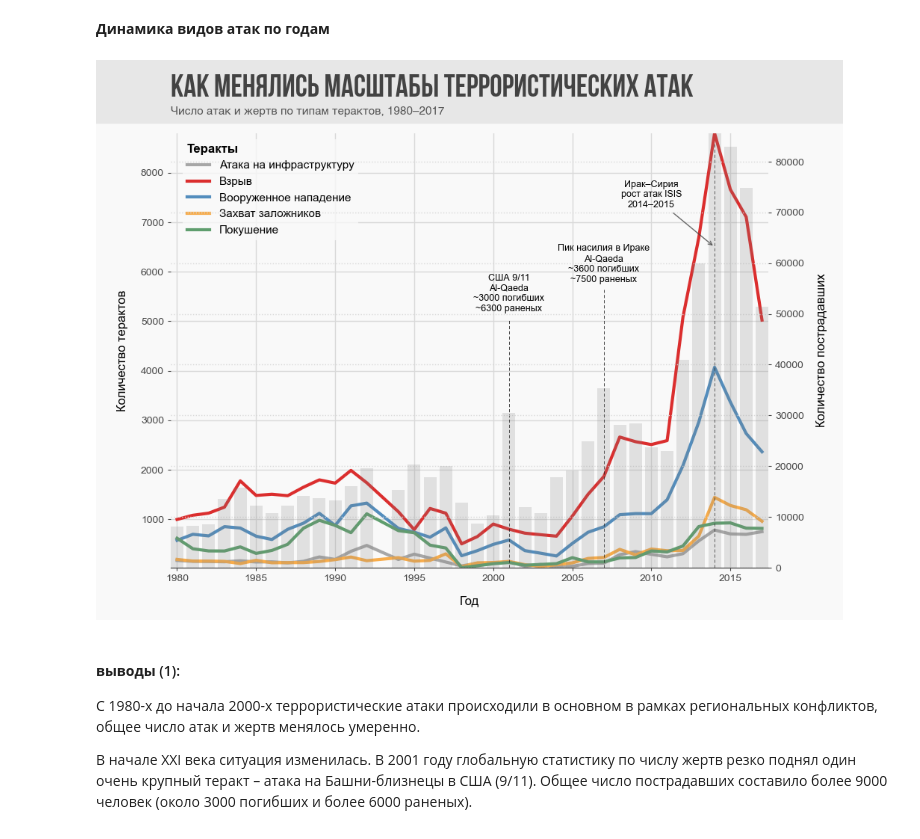
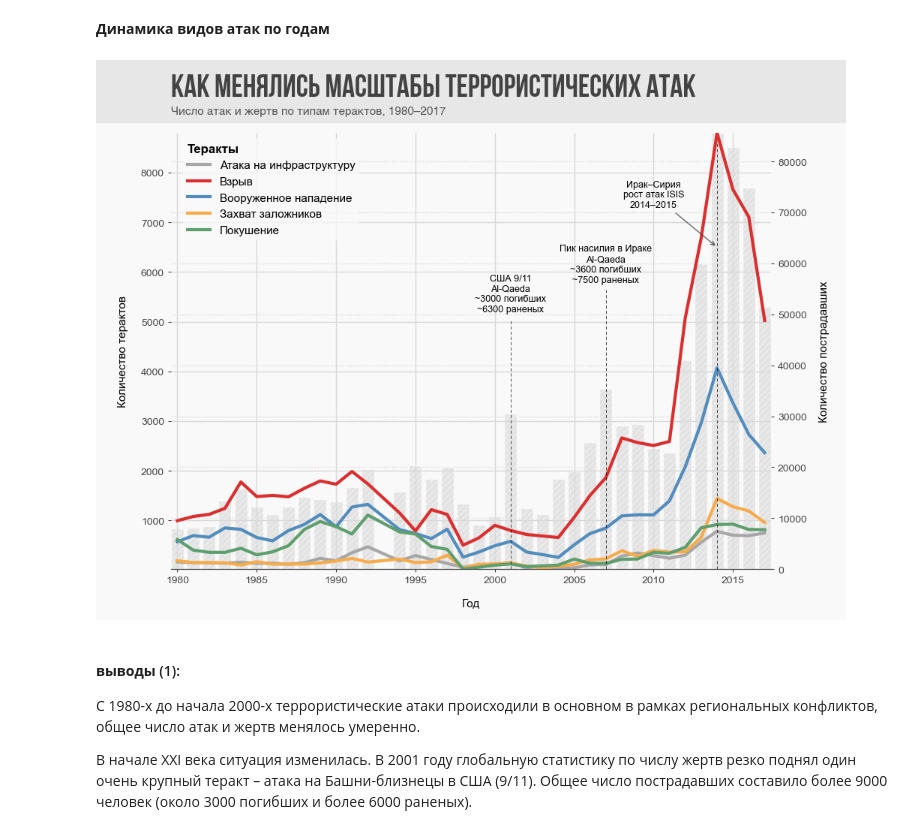
Before and after one commit to niki3080/EDA_Terrorism_ds, a Jupyter notebook: notebooks/02_EDA.ipynb, the cells around one changed output. Saved outputs shown, nothing was run; the diff lists cells and outputs as text; code cells hidden in the pictures.

Commit message:
update EDA plots and notebook

```diff
--- a/notebooks/02_EDA.ipynb
+++ b/notebooks/02_EDA.ipynb
@@ -82,12 +82,21 @@ victim_total_by_year = (df.groupby('year')['victims'].sum().reset_index())
 # %%
 fig, ax1 = plt.subplots()
 ax2 = ax1.twinx()
+
+ax1.set_axisbelow(True)
+ax2.set_axisbelow(True)
+
+ax1.set_zorder(2)
+ax2.set_zorder(1)
+
+ax1.patch.set_visible(False)
 
 # barplot: количество пострадавших по годам
 ax2.bar(
     victim_total_by_year['year'],
     victim_total_by_year['victims'],
-    color='grey', alpha=0.2, width=0.8)
+    color="#E3E3E3", alpha=1, width=0.8,
+    hatch="////", edgecolor="#f9f9f9",)
 
 # lineplot: динамика типов терактов
 sb.lineplot(
@@ -95,7 +104,7 @@ sb.lineplot(
     x='year', y='count',
     hue='attack_type',
     palette=ATTACK_COLORS,
-    linewidth=3, ax=ax1, alpha=1)
+    linewidth=3, ax=ax1, alpha=1,)
 
 # события
 ax1.axvline(2001, ymax=0.57, color="black", linestyle="--", linewidth=0.5)
@@ -103,34 +112,34 @@ ax1.axvline(2007, ymax=0.64, color="black", linestyle="--", linewidth=0.5)
 ax1.axvline(2014, ymax=0.98, color="black", linestyle="--", linewidth=0.5)
 
 ax1.text(2001, 5200, "США 9/11\nAl-Qaeda\n~3000 погибших\n~6300 раненых", ha="center", fontsize=9)
 ax1.text(2007, 5800, "Пик насилия в Ираке\nAl-Qaeda\n~3600 погибших\n~7500 раненых", ha="center", fontsize=9)
 
 ax1.annotate(
     "Ирак–Сирия\nрост атак ISIS\n2014–2015",
     xy=(2014, 6500),
     xytext=(2010, 7300),
     fontsize=9,
     ha="center",
     arrowprops=dict(arrowstyle="->", lw=1, color="#444444", alpha=0.8)
 )
 
 ax1.grid(True, linestyle="-")
 ax2.grid(True, linestyle=":")
 
 ax1.set_xlabel("Год\n")
 ax1.set_ylabel("Количество терактов")
 ax2.set_ylabel("Количество пострадавших")
 
 style_legend(ax1, 'Теракты', alpha=0.8, loc='tl', shift_x=0.01)
 style_title(ax1, "Как менялись масштабы террористических атак",
                  "Число атак и жертв по типам терактов, 1980–2017")
 
 
 fig.savefig(os.path.join(path_to_save_images, f'{image_name_prefix}_image_1.png'),
                 dpi=300, bbox_inches="tight")
 plt.show()
 # %% [output]
-[figure, old version]
+[figure, new version]
 # %% [markdown]
 #### **выводы** (1):
 С 1980-х до начала 2000-х террористические атаки происходили в основном в рамках региональных конфликтов, общее число атак и жертв менялось умеренно.
```
Also changed, not shown: parts of 4 cells of this notebook, 8 other files.
